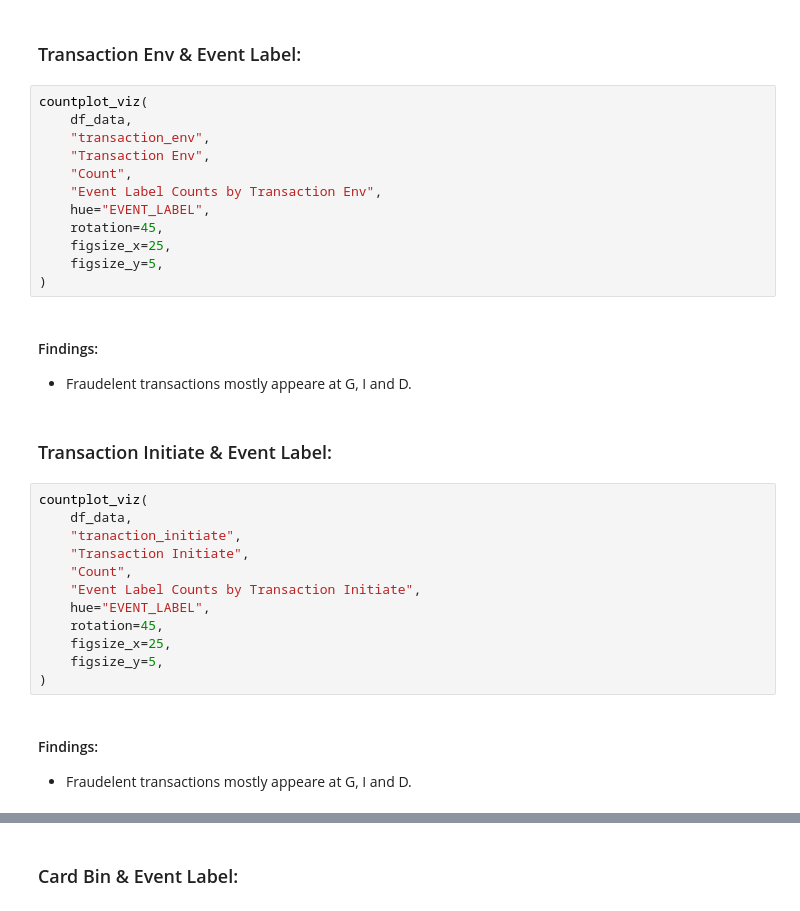
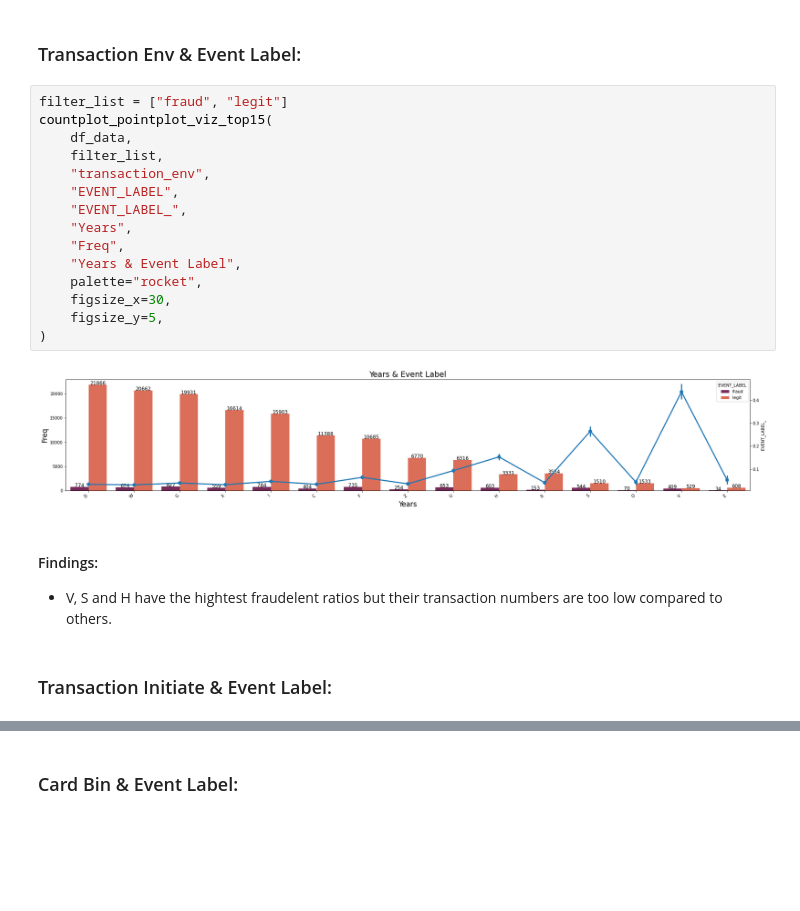
Before and after one commit to ElifKarakutukDinc/Fraud_Analytics_Case_Study, a Jupyter notebook: EDA.ipynb, the cells around one changed output, grey strips where cells are left out. Cells and saved outputs as stored; diff of their text form; blank space fills up the shorter version.

```diff
--- a/EDA.ipynb
+++ b/EDA.ipynb
@@ -633,34 +620,24 @@ countplot_viz(
 # %% [markdown]
 ### Transaction Env & Event Label:
-# %%
-countplot_viz(
-    df_data,
-    "transaction_env",
-    "Transaction Env",
-    "Count",
-    "Event Label Counts by Transaction Env",
-    hue="EVENT_LABEL",
-    rotation=45,
-    figsize_x=25,
-    figsize_y=5,
-)
-# %% [markdown]
-#### Findings:
-* Fraudelent transactions mostly appeare at G, I and D.
+# %%
+filter_list = ["fraud", "legit"]
+countplot_pointplot_viz_top15(
+    df_data,
+    filter_list,
+    "transaction_env",
+    "EVENT_LABEL",
+    "EVENT_LABEL_",
+    "Years",
+    "Freq",
+    "Years & Event Label",
+    palette="rocket",
+    figsize_x=30,
+    figsize_y=5,
+)
+# %% [output]
+[figure, added]
+# %% [markdown]
+#### Findings:
+* V, S and H have the hightest fraudelent ratios but their transaction numbers are too low compared to others.
 # %% [markdown]
 ### Transaction Initiate & Event Label:
-# %%
-countplot_viz(
-    df_data,
-    "tranaction_initiate",
-    "Transaction Initiate",
-    "Count",
-    "Event Label Counts by Transaction Initiate",
-    hue="EVENT_LABEL",
-    rotation=45,
-    figsize_x=25,
-    figsize_y=5,
-)
-# %% [markdown]
-#### Findings:
-* Fraudelent transactions mostly appeare at G, I and D.
```
Also changed, not shown: parts of 36 cells of this notebook.
